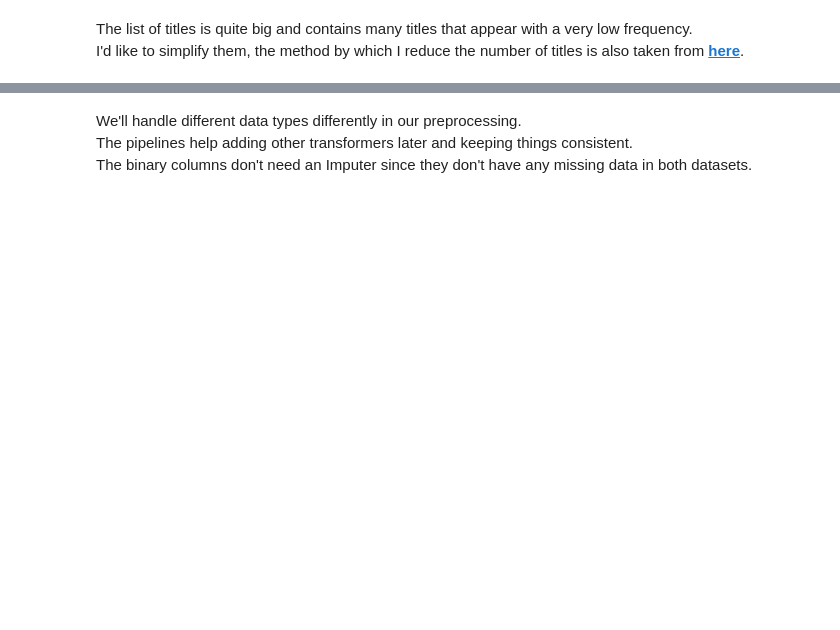
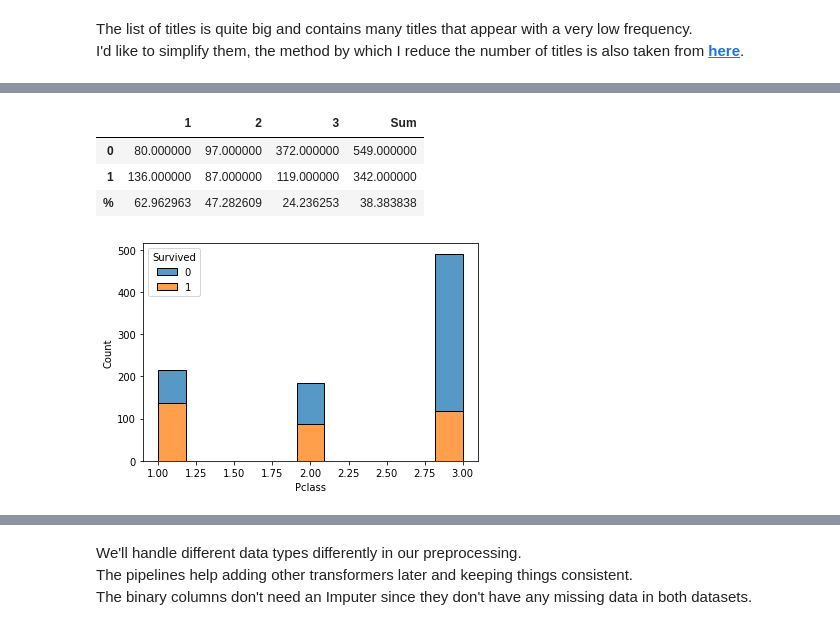
Before and after one commit to Alon-Shaaltiel/Titanic_ML, a Jupyter notebook: DataVisualizationAndPreprocessing.ipynb, the cells around one changed output, grey strips where cells are left out. Saved outputs shown, nothing was run; the diff lists cells and outputs as text; code cells hidden in the pictures; blank space fills up the shorter version.

```diff
--- a/DataVisualizationAndPreprocessing.ipynb
+++ b/DataVisualizationAndPreprocessing.ipynb
@@ -161,0 +171,19 @@ df
+# %%
+def PercentPivot(df, index, columns):
+    # Assuming index has 2 values
+    table = df[[index,columns]].pivot_table(index=index, columns=columns, aggfunc=len).fillna(0)
+    table['Sum'] = pd.Series([table.iloc[0,:].sum(),table.iloc[1,:].sum()]) # Sanity check and benchmark.
+    cols = table.columns.to_list() # Unsure how to deal with multiple columns in 'columns'
+    pcents = []
+    for i in range(len(cols)):
+        pcents.append(table.iloc[1,i]/table.iloc[:,i].sum() * 100)
+    return pd.concat([table,pd.DataFrame([pcents], columns=cols, index = ['%'])])
+# %%
+sns.histplot(data=df, x='Pclass', hue='Survived', multiple='stack')
+PercentPivot(df, 'Survived', 'Pclass')
+# %% [output]
+|  | 1 | 2 | 3 | Sum |
+| 0 | 80.000000 | 97.000000 | 372.000000 | 549.000000 |
+| 1 | 136.000000 | 87.000000 | 119.000000 | 342.000000 |
+| % | 62.962963 | 47.282609 | 24.236253 | 38.383838 |
+[figure, added]
```
Also changed, not shown: parts of 20 cells of this notebook.
